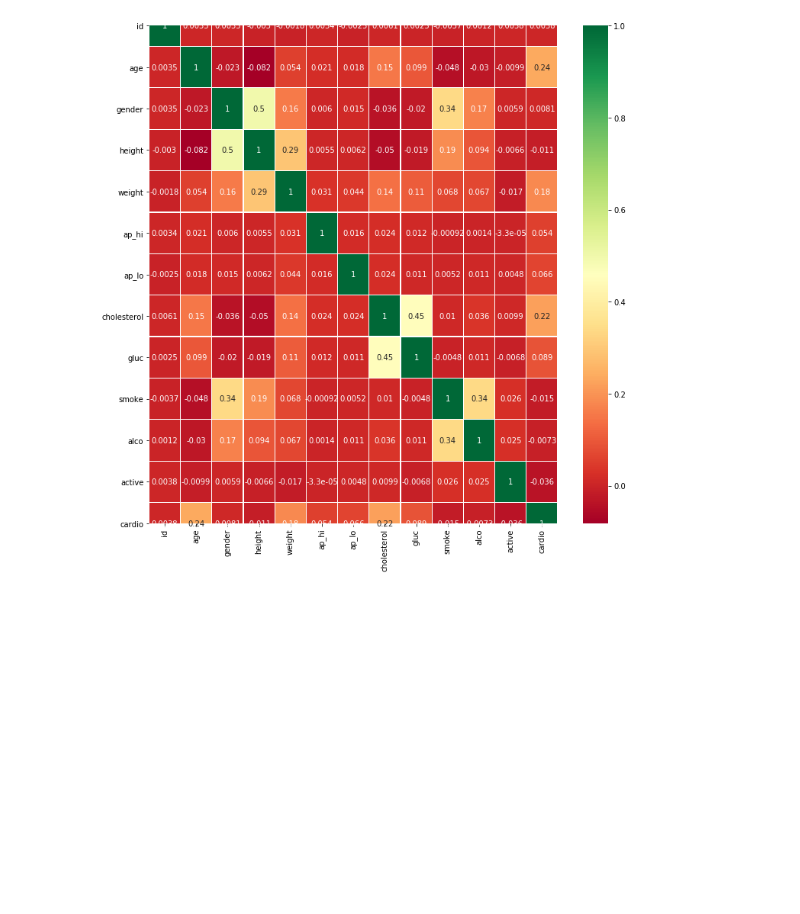
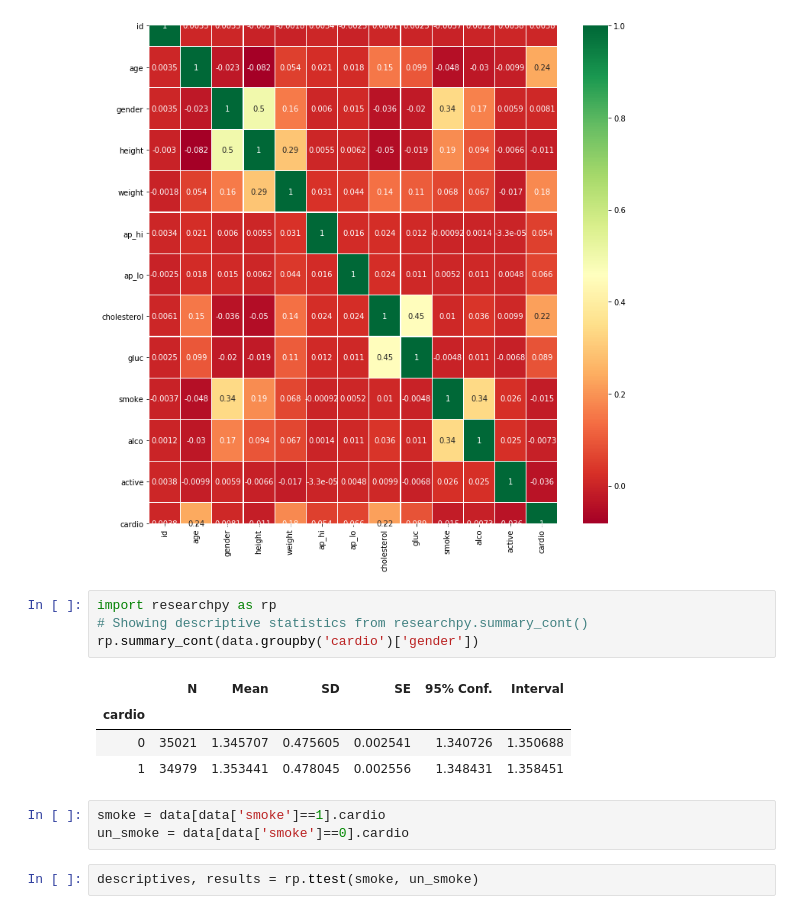
Before and after one commit to Sjuzanna777/test, a Jupyter notebook: homework-7.ipynb, the cells around one changed output. Drawn from its saved outputs; the diff is of its cells as text; blank space fills up the shorter version.

```diff
--- a/homework-7.ipynb
+++ b/homework-7.ipynb
@@ -173,3 +173,17 @@ fig.set_size_inches(12,12)
 plt.show()
 # %% [output]
 [figure]
+# %%
+import researchpy as rp
+# Showing descriptive statistics from researchpy.summary_cont()
+rp.summary_cont(data.groupby('cardio')['gender'])
+# %% [output]
+|  | N | Mean | SD | SE | 95% Conf. | Interval |
+| cardio |  |  |  |  |  |  |
+| 0 | 35021 | 1.345707 | 0.475605 | 0.002541 | 1.340726 | 1.350688 |
+| 1 | 34979 | 1.353441 | 0.478045 | 0.002556 | 1.348431 | 1.358451 |
+# %%
+smoke = data[data['smoke']==1].cardio
+un_smoke = data[data['smoke']==0].cardio
+# %%
+descriptives, results = rp.ttest(smoke, un_smoke)
```
Also changed, not shown: parts of 7 cells of this notebook.
